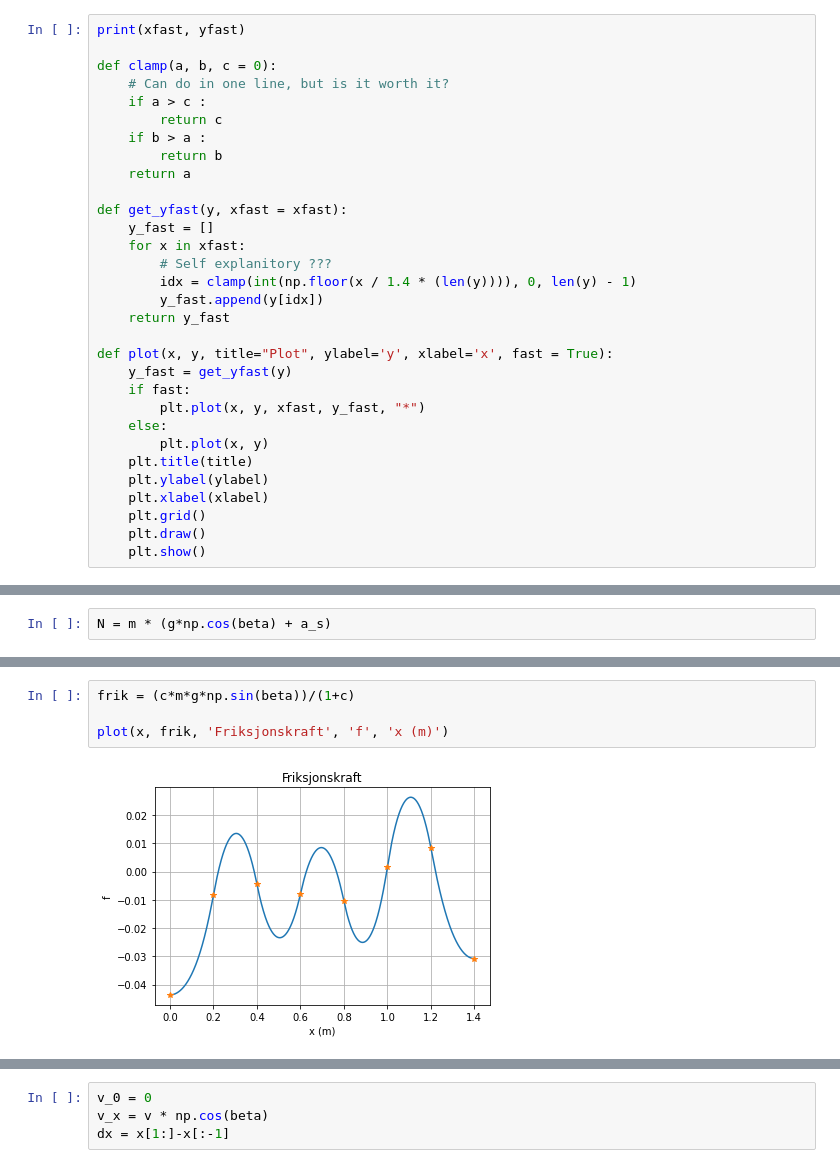
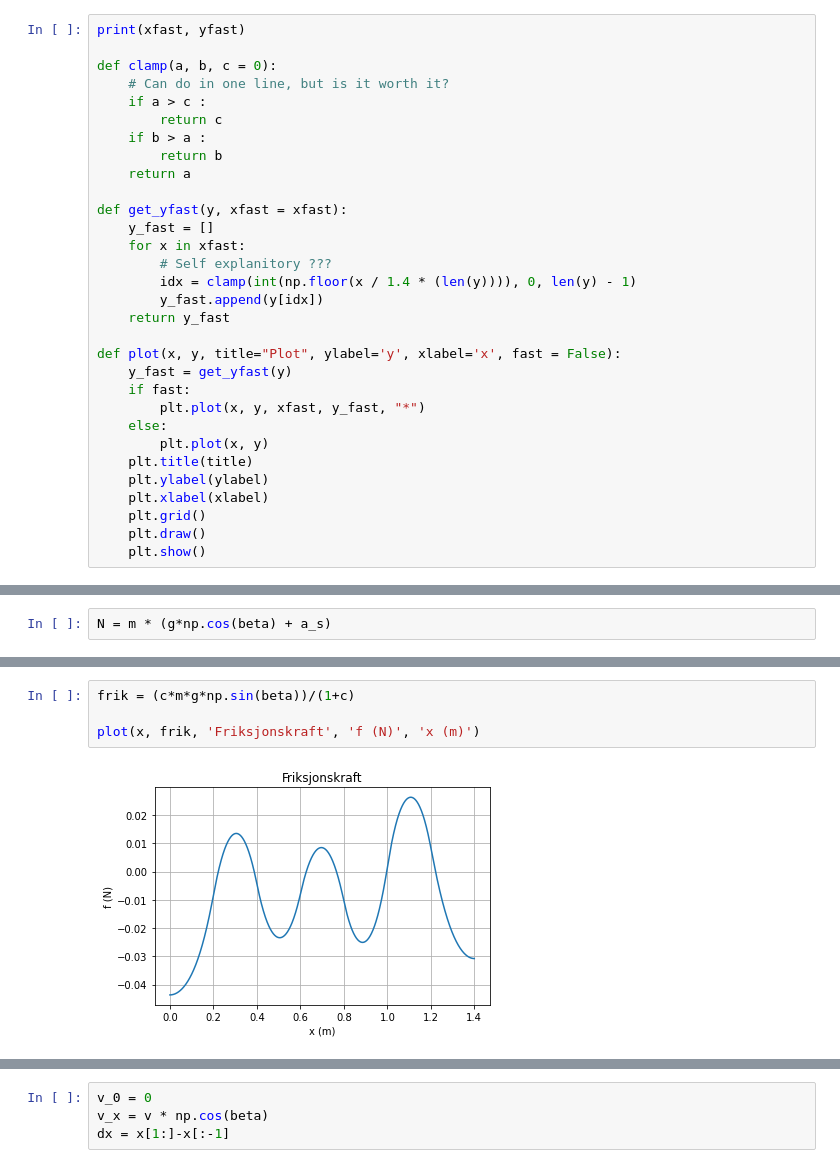
Before and after one commit to nerok/TFY4125-305-1, a Jupyter notebook: numerisk_analyse.ipynb, the cells around one changed output, grey strips where cells are left out. Drawn from its saved outputs; the diff is of its cells as text.

```diff
--- a/numerisk_analyse.ipynb
+++ b/numerisk_analyse.ipynb
@@ -94,7 +94,7 @@ def get_yfast(y, xfast = xfast):
         y_fast.append(y[idx])
     return y_fast
 
-def plot(x, y, title="Plot", ylabel='y', xlabel='x', fast = True):
+def plot(x, y, title="Plot", ylabel='y', xlabel='x', fast = False):
     y_fast = get_yfast(y)
     if fast:
         plt.plot(x, y, xfast, y_fast, "*")
@@ -149,9 +149,9 @@ plot(x, N/(m*g), 'Normalisert normalkraft', 'N/Mg', 'x (m)')
 # %%
 frik = (c*m*g*np.sin(beta))/(1+c)
 
-plot(x, frik, 'Friksjonskraft', 'f', 'x (m)')
+plot(x, frik, 'Friksjonskraft', 'f (N)', 'x (m)')
 # %% [output]
-[figure, old version]
+[figure, new version]
 # %%
 
 plot(x, frik/N, 'Forhold mellom friksjonskraft og normalkraft', 'f/N', 'x (m)')
```
Also changed, not shown: parts of 6 cells of this notebook.
